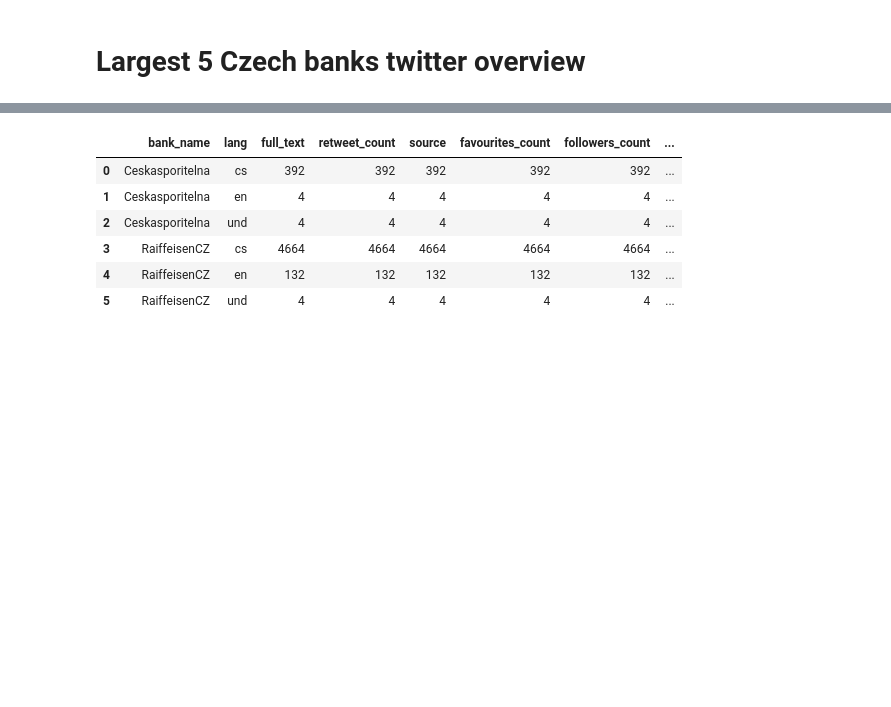
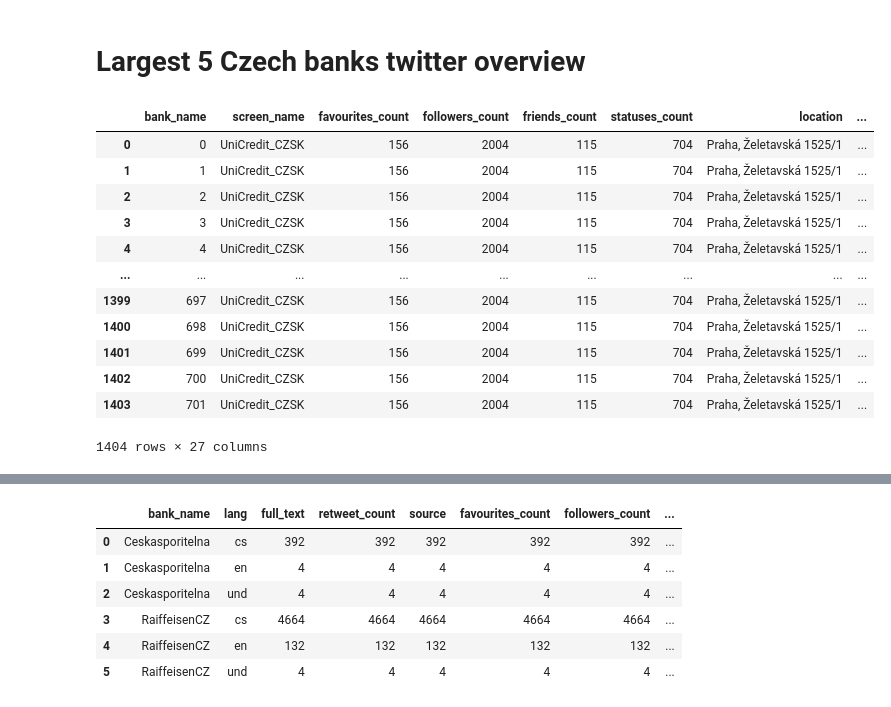
Before and after one commit to roman-ruzica/twitter_project_ruzica_zacharova, a Jupyter notebook: Analysis.ipynb, the cells around one changed output, grey strips where cells are left out. Cells and saved outputs as stored; diff of their text form; code cells hidden in the pictures; blank space fills up the shorter version.

```diff
--- a/Analysis.ipynb
+++ b/Analysis.ipynb
@@ -298,8 +297,24 @@ rajf_reply[rajf_reply['card_mentioned'] >= 0]
 # %%
 sporka_timeline = pd.read_csv("sporka_timeline.csv")
 # %%
-all_pd = pd.concat([rajf_timeline, sporka_timeline]).reset_index().drop("index", axis = 1).rename({"Unnamed: 0":"bank_name"}, axis = 1)
+all_pd = pd.concat([unicredit_tl, unicredit_tl]).reset_index().drop("index", axis = 1).rename({"Unnamed: 0":"bank_name"}, axis = 1)
 all_pd = pd.concat([all_pd, pd.get_dummies(all_pd['lang'])], axis = 1)
+# %%
+all_pd
+# %% [output]
+|  | bank_name | screen_name | favourites_count | followers_count | friends_count | statuses_count | location | ... |
+| 0 | 0 | UniCredit_CZSK | 156 | 2004 | 115 | 704 | Praha, Želetavská 1525/1 | ... |
+| 1 | 1 | UniCredit_CZSK | 156 | 2004 | 115 | 704 | Praha, Želetavská 1525/1 | ... |
+| 2 | 2 | UniCredit_CZSK | 156 | 2004 | 115 | 704 | Praha, Želetavská 1525/1 | ... |
+| 3 | 3 | UniCredit_CZSK | 156 | 2004 | 115 | 704 | Praha, Želetavská 1525/1 | ... |
+| 4 | 4 | UniCredit_CZSK | 156 | 2004 | 115 | 704 | Praha, Želetavská 1525/1 | ... |
+| ... | ... | ... | ... | ... | ... | ... | ... | ... |
+| 1399 | 697 | UniCredit_CZSK | 156 | 2004 | 115 | 704 | Praha, Želetavská 1525/1 | ... |
+| 1400 | 698 | UniCredit_CZSK | 156 | 2004 | 115 | 704 | Praha, Želetavská 1525/1 | ... |
+| 1401 | 699 | UniCredit_CZSK | 156 | 2004 | 115 | 704 | Praha, Želetavská 1525/1 | ... |
+| 1402 | 700 | UniCredit_CZSK | 156 | 2004 | 115 | 704 | Praha, Želetavská 1525/1 | ... |
+| 1403 | 701 | UniCredit_CZSK | 156 | 2004 | 115 | 704 | Praha, Želetavská 1525/1 | ... |
+1404 rows × 27 columns
 # %%
 all_pd = pd.concat([all_pd, pd.get_dummies(all_pd['lang'])], axis = 1)
 # %%
```
Also changed, not shown: parts of 5 cells of this notebook, 4 other files.
